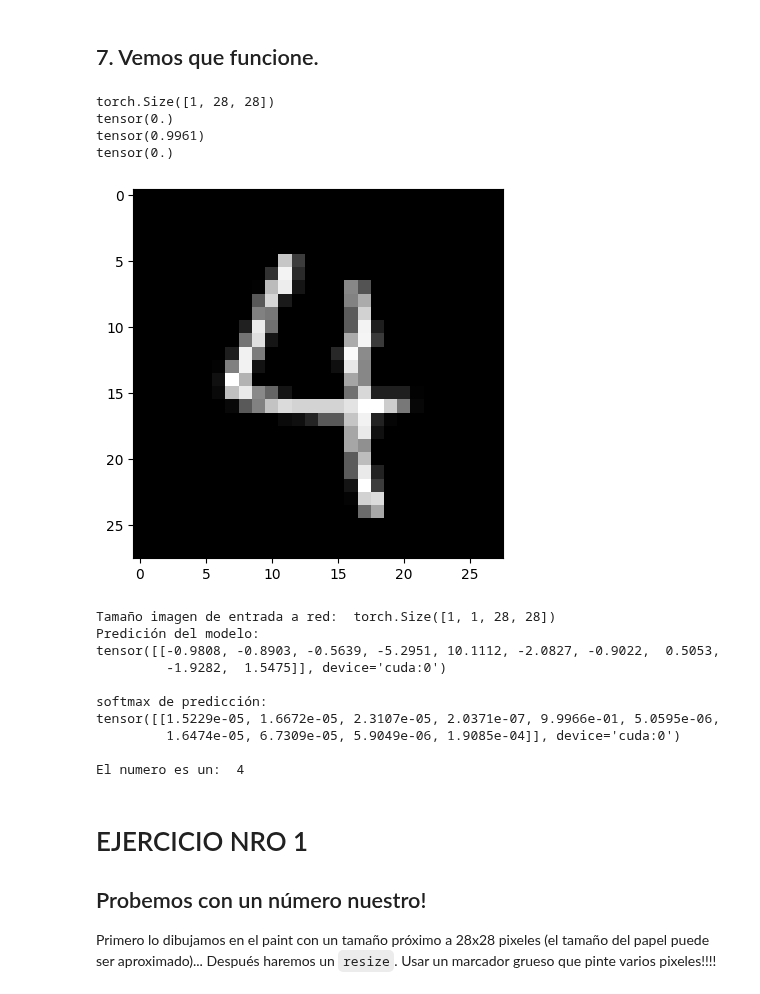
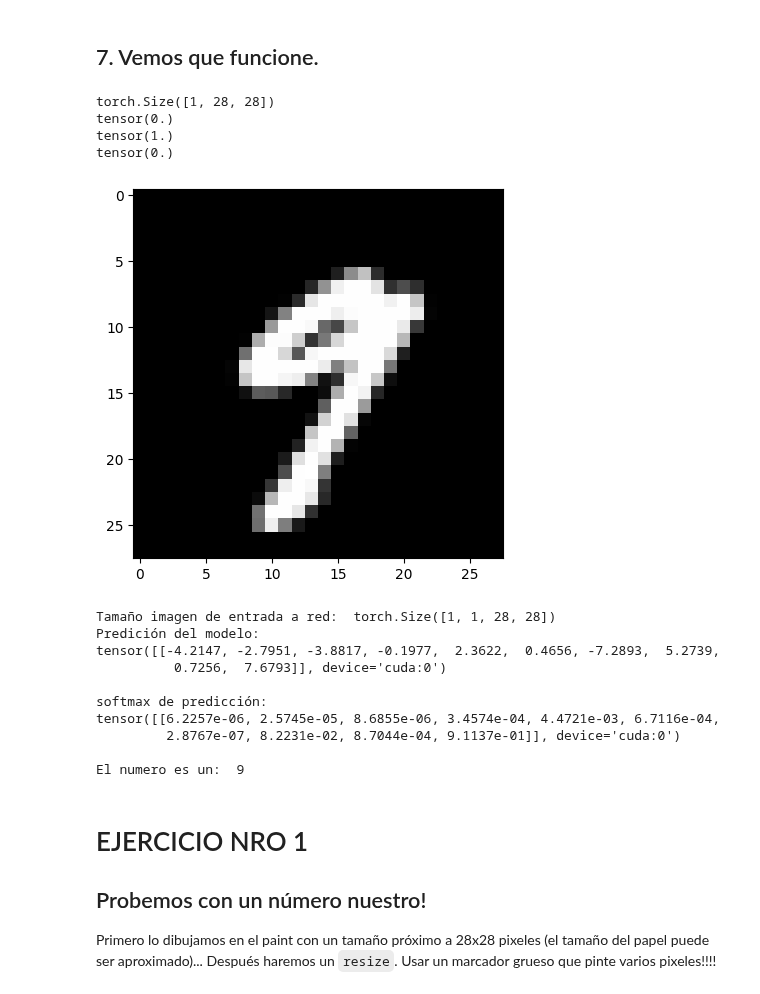
Before and after one commit to FIUBA-Posgrado-Inteligencia-Artificial/aprendizaje_profundo, a Jupyter notebook: clase_5/jupyter_notebooks/CNN_implementacion.ipynb, the cells around one changed output. Saved outputs shown, nothing was run; the diff lists cells and outputs as text; code cells hidden in the pictures.

```diff
--- a/clase_5/jupyter_notebooks/CNN_implementacion.ipynb
+++ b/clase_5/jupyter_notebooks/CNN_implementacion.ipynb
@@ -149,8 +167,8 @@ la función pooling se elige directamente dentro del bloque!
 # %%
 # bloque de convolución para emplear en mi red
 
-def conv_block(c_in, c_out, k=5, p=2, s=1, pk=3, ps=2, pp=1):
-    return torch.nn.Sequential(
+def conv_block(c_in, c_out, k=7, p='same', s=1, pk=3, ps=2, pp=1):
+    return torch.nn.Sequential(                               # el módulo Sequential se engarga de hacer el forward de todo lo que tiene dentro.
         torch.nn.Conv2d(c_in, c_out, k, padding=p, stride=s), # conv
         torch.nn.Tanh(),                                      # activation
         torch.nn.MaxPool2d(pk, stride=ps, padding=pp)         # pooling
@@ -172,13 +190,14 @@ class CNN(torch.nn.Module):
     super().__init__()
     self.conv1 = conv_block(n_channels, 8)
     self.conv1_out = None
+    self.drop = torch.nn.Dropout2d(p=0.7, inplace=False)
     self.conv2 = conv_block(8, 16)
     self.conv2_out = None
-    self.conv3 = conv_block(20, 32)
+    self.conv3 = conv_block(16, 32)
     self.conv3_out = None
-    # self.conv4 = conv_block(128, 128)
-    # self.conv4_out = None
-    self.fc = torch.nn.Linear(512, n_outputs) # verificar la dim de la salida para calcular el tamaño de la fully conected!!
+    self.conv4 = conv_block(32, 64)
+    self.conv4_out = None
+    self.fc = torch.nn.Linear(256, n_outputs) # verificar la dim de la salida para calcular el tamaño de la fully conected!!
     #self.sm = torch.nn.Softmax(dim=1)
 
 
@@ -197,9 +216,9 @@ class CNN(torch.nn.Module):
     print('Número total de parámetros a entrenar: ', pytorch_total_params)
 
   def validar_dim(self):
-    # es una funcion "forward" que imprime la dimension de cada paso
-    # la defino distinto de la forward standard para que cuando entrenemos
-    # no nos llene la pantalla de información inecesaria.
+    # Es una funcion "forward" que imprime la dimension de cada paso.
+    # Se defino distinto de la forward standard para que cuando entrenemos
+    # no nos llene la pantalla de información innecesaria.
 
     print("Validacion de dimensiones")
     tam = input("Ingrese tamaño de entrada: ")
@@ -212,21 +231,19 @@ class CNN(torch.nn.Module):
     print("Tamaño salida conv2: ", x.shape)
     x = self.conv3(x)
     print("Tamaño salida conv3: ", x.shape)
-
-    # x = self.conv4(x)
-    # print("Tamaño salida conv4: ", x.shape)
-
+    x = self.conv4(x)
+    print("Tamaño salida conv4: ", x.shape)
     x = x.view(x.shape[0], -1)
     print("Tamaño imagen vectorizada: ", x.shape)
     x = self.fc(x)
     print("Tamaño salida fc (nro clases): ", x.shape)
 
   def forward(self, x):
-    self.conv1_out = self.conv1(x)
-    self.conv2_out = self.conv2(self.conv1_out)
+    self.conv1_out = self.drop(self.conv1(x))
+    self.conv2_out = self.drop(self.conv2(self.conv1_out))
     self.conv3_out = self.conv3(self.conv2_out)
-    # self.conv4_out = self.conv4(self.conv3_out)
-    y = self.conv3_out.view(self.conv3_out.shape[0], -1)
+    self.conv4_out = self.conv4(self.conv3_out)
+    y = self.conv4_out.view(self.conv4_out.shape[0], -1)
     y = self.fc(y)
     # x = self.sm(x)
     return y
@@ -353,50 +387,51 @@ Epoch 5/5 loss 0.05332 val_loss 0.04269 acc 0.98434 val_acc 0.98567
 test_features, test_labels = next(iter(dataloader['test']))
 
 # item a usar k
-k = 24
+k = 20
 
 # verifico las dimensiones y los valores que toma algun pixel.
 samp_img = test_features[k]
 print(samp_img.shape)
 print(samp_img[0][0][0])
 print(torch.max(samp_img))
 print(torch.min(samp_img))
 
 # ploteo la imagen
 plt.imshow(samp_img.squeeze(), cmap='gray')
 plt.show()
 
 # preparo para pasarla a la red (model) asi predice.
 samp_imp = samp_img.unsqueeze(0) # agrego la batch dim
 samp_img = samp_img.unsqueeze(0).to(device)
 print('Tamaño imagen de entrada a red: ', samp_img.shape)
 
 # la paso al modelo
+model.cuda()
 model.eval()
 y_hat = model(samp_img)
 print('Predición del modelo:')
 print(y_hat.detach())
 print()
 print('softmax de predicción:')
 print(torch.nn.functional.softmax(y_hat, dim=1).detach())
 print()
 print(f'El numero es un: ', torch.argmax(y_hat, axis=1).item())
 # %% [output]
 torch.Size([1, 28, 28])
 tensor(0.)
-tensor(0.9961)
+tensor(1.)
 tensor(0.)
-[figure, old version]
+[figure, new version]
 Tamaño imagen de entrada a red:  torch.Size([1, 1, 28, 28])
 Predición del modelo:
-tensor([[-0.9808, -0.8903, -0.5639, -5.2951, 10.1112, -2.0827, -0.9022,  0.5053,
-         -1.9282,  1.5475]], device='cuda:0')
+tensor([[-4.2147, -2.7951, -3.8817, -0.1977,  2.3622,  0.4656, -7.2893,  5.2739,
+          0.7256,  7.6793]], device='cuda:0')
 
 softmax de predicción:
-tensor([[1.5229e-05, 1.6672e-05, 2.3107e-05, 2.0371e-07, 9.9966e-01, 5.0595e-06,
-         1.6474e-05, 6.7309e-05, 5.9049e-06, 1.9085e-04]], device='cuda:0')
+tensor([[6.2257e-06, 2.5745e-05, 8.6855e-06, 3.4574e-04, 4.4721e-03, 6.7116e-04,
+         2.8767e-07, 8.2231e-02, 8.7044e-04, 9.1137e-01]], device='cuda:0')
 
-El numero es un:  4
+El numero es un:  9
 # %% [markdown]
 
 
```
Also changed, not shown: parts of 15 cells of this notebook, 8 other files.
